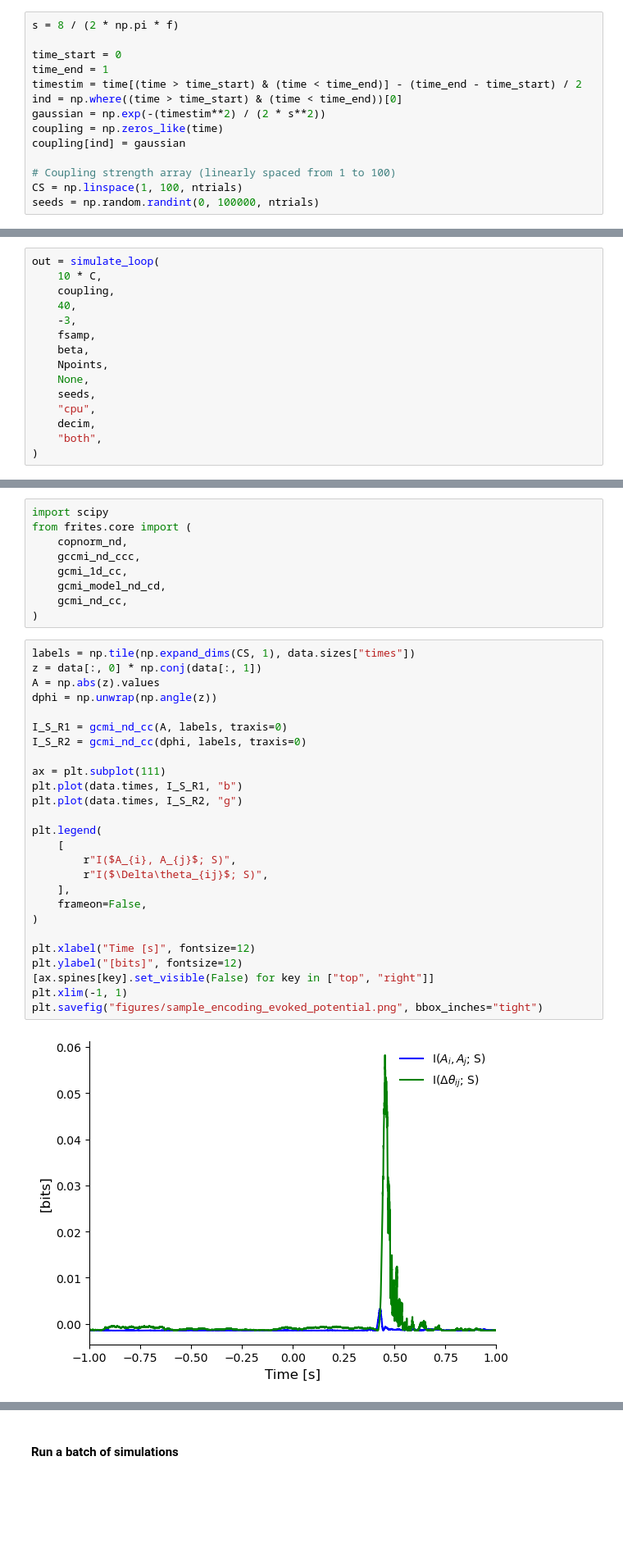
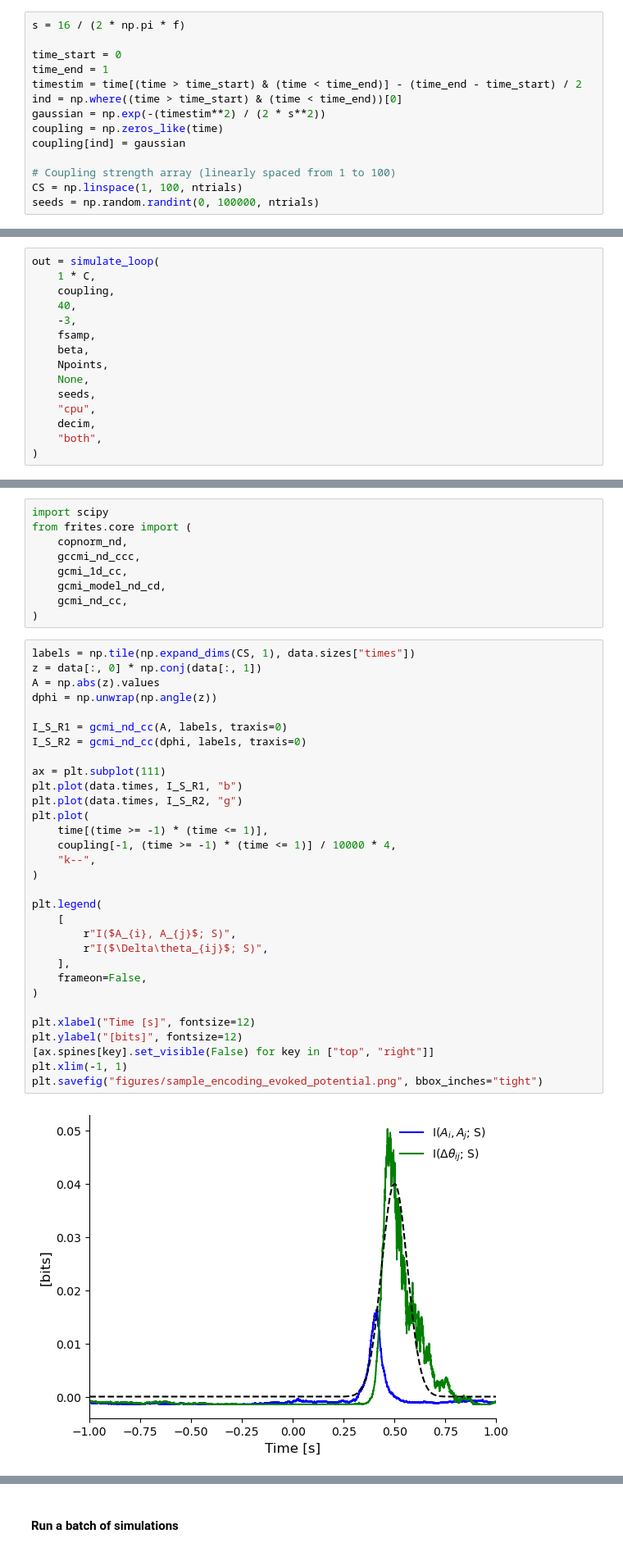
Before and after one commit to ViniciusLima94/phase_amplitude_encoding, a Jupyter notebook: notebooks/Figure3_TwoNodes.ipynb, the cells around one changed output, grey strips where cells are left out. Shown at 82% size. Drawn from its saved outputs; the diff is of its cells as text; blank space fills up the shorter version.

```diff
--- a/notebooks/Figure3_TwoNodes.ipynb
+++ b/notebooks/Figure3_TwoNodes.ipynb
@@ -35,7 +35,7 @@ C = np.array([[0, 1], [0, 0]]).T
 
 f = 40
 # %%
-s = 8 / (2 * np.pi * f)
+s = 16 / (2 * np.pi * f)
 
 time_start = 0
 time_end = 1
@@ -56,7 +56,7 @@ simulate_loop = jax.vmap(
 coupling = CS[:, None] * coupling
 # %%
 out = simulate_loop(
-    10 * C,
+    1 * C,
     coupling,
     40,
     -3,
@@ -111,28 +111,33 @@ from frites.core import (
 # %%
 labels = np.tile(np.expand_dims(CS, 1), data.sizes["times"])
 z = data[:, 0] * np.conj(data[:, 1])
 A = np.abs(z).values
 dphi = np.unwrap(np.angle(z))
 
 I_S_R1 = gcmi_nd_cc(A, labels, traxis=0)
 I_S_R2 = gcmi_nd_cc(dphi, labels, traxis=0)
 
 ax = plt.subplot(111)
 plt.plot(data.times, I_S_R1, "b")
 plt.plot(data.times, I_S_R2, "g")
+plt.plot(
+    time[(time >= -1) * (time <= 1)],
+    coupling[-1, (time >= -1) * (time <= 1)] / 10000 * 4,
+    "k--",
+)
 
 plt.legend(
     [
         r"I($A_{i}, A_{j}$; S)",
         r"I($\Delta\theta_{ij}$; S)",
     ],
     frameon=False,
 )
 
 plt.xlabel("Time [s]", fontsize=12)
 plt.ylabel("[bits]", fontsize=12)
 [ax.spines[key].set_visible(False) for key in ["top", "right"]]
 plt.xlim(-1, 1)
 plt.savefig("figures/sample_encoding_evoked_potential.png", bbox_inches="tight")
 # %% [output]
-[figure, old version]
+[figure, new version]
```
Also changed, not shown: parts of 10 cells of this notebook, 5 other files.
